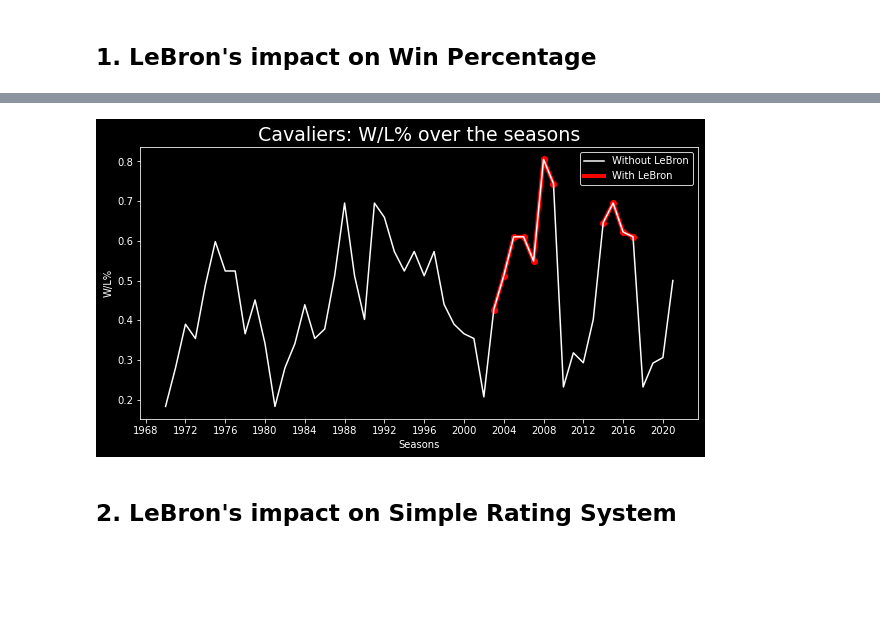
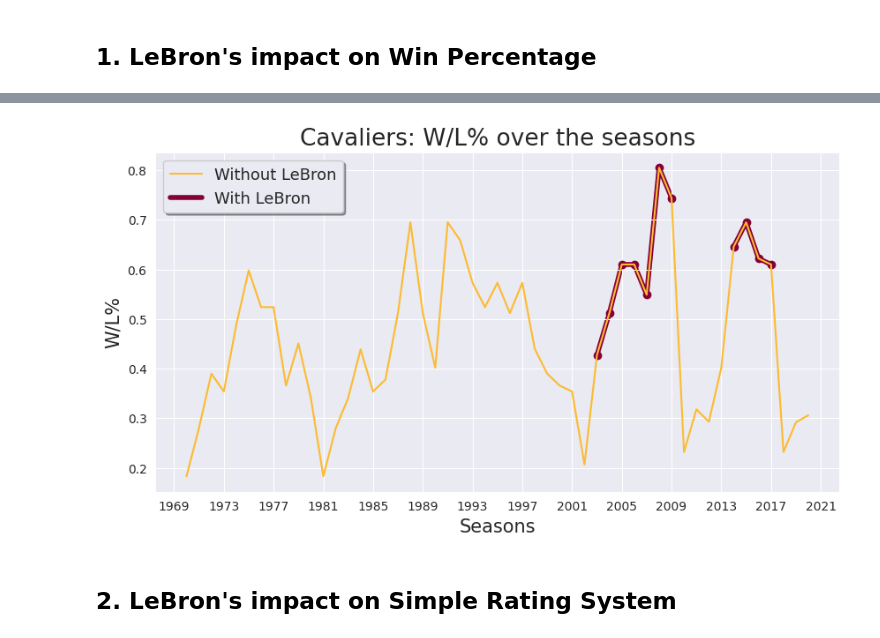
Before and after one commit to SunTzunami/IBM312_assignment, a Jupyter notebook: lbj_analysis.ipynb, the cells around one changed output, grey strips where cells are left out. Cells and saved outputs as stored; diff of their text form; code cells hidden in the pictures; blank space fills up the shorter version.

```diff
--- a/lbj_analysis.ipynb
+++ b/lbj_analysis.ipynb
@@ -3,7 +3,6 @@
 
 import numpy as np
 import matplotlib.pyplot as plt
-plt.style.use('dark_background')
 import pandas as pd
 import numpy as np
 from urllib.request import urlopen
@@ -11,9 +10,7 @@ from bs4 import BeautifulSoup
 import matplotlib.pyplot as plt
 import matplotlib.dates as mdates
 import seaborn as sns
-
-# plotting style (any color scheme is fine, I used dark mode)
-plt.style.use('dark_background')
+sns.set_style("darkgrid")  # grid
 
 pd.options.mode.chained_assignment = None
 # %%
@@ -46,8 +43,9 @@ cols = cols[-1:] + cols[:-1]
 df = df[cols]
 
 df = df.iloc[::-1]
+df = df[:-1]
 df.reset_index(drop=True, inplace=True)
-df[:5]
+df
 # %% [output]
 |  | seasons | Lg | Team | W | L | W/L% | Finish | SRS |  |  | ... | ... |
 | 0 | 1970 | NBA | Cleveland Cavaliers | 15 | 67 | .183 | 4th of 4 | -12.04 |  |  | ... | ... |
@@ -141,26 +106,28 @@ Ttest_indResult(statistic=4.641264634360636, pvalue=2.532800318634137e-05)
 # %%
 # size of the plot
 plt.rcParams['figure.figsize'] = [10, 5]
 
 # to manipulate intervals by which years are displayed (default: 4)
 plt.gca().xaxis.set_major_locator(mdates.DayLocator(interval=4))
 
-plt.plot(df['seasons'], df[stat_name], color='white')
-plt.scatter(df['seasons'][33:40], df[stat_name][33:40], color='#ff0000')
-plt.scatter(df['seasons'][44:48], df[stat_name][44:48], color='#ff0000')
-plt.plot(df['seasons'][33:40], df[stat_name][33:40], color='#ff0000', lw=4, zorder=-1)
-plt.plot(df['seasons'][44:48], df[stat_name][44:48], color='#ff0000', lw=4, zorder=-1)
-plt.legend(shadow=True, labels=['Without LeBron', 'With LeBron'])
-plt.xlabel("Seasons")
-plt.ylabel("{}".format(stat_name))
+plt.plot(df['seasons'], df[stat_name], color='#FDBB30')
+plt.scatter(df['seasons'][33:40], df[stat_name][33:40], color='#860038')
+plt.scatter(df['seasons'][44:48], df[stat_name][44:48], color='#860038')
+plt.plot(df['seasons'][33:40], df[stat_name][33:40], color='#860038', lw=4, zorder=-1)
+plt.plot(df['seasons'][44:48], df[stat_name][44:48], color='#860038', lw=4, zorder=-1)
+plt.legend(shadow=True, labels=['Without LeBron', 'With LeBron'], prop={'size': 13})
+plt.xticks(fontsize=10)
+plt.yticks(fontsize=10)
+plt.xlabel("Seasons", size=15)
+plt.ylabel("{}".format(stat_name), size=15)
 plt.title("Cavaliers: {} over the seasons".format(stat_name), size=19)
 
 # plt.axvspan(1984, 1992, color='white', alpha=0.4)
 # plt.axvspan(1995, 1997, color='white', alpha=0.5)
-
+plt.savefig('plots/lbj1.png')
 plt.show()
 # %% [output]
-[figure, old version]
+[figure, new version]
 # %% [markdown]
 ## 2. LeBron's impact on Simple Rating System
 # %%
```
Also changed, not shown: parts of 22 cells of this notebook, 1 other file.
